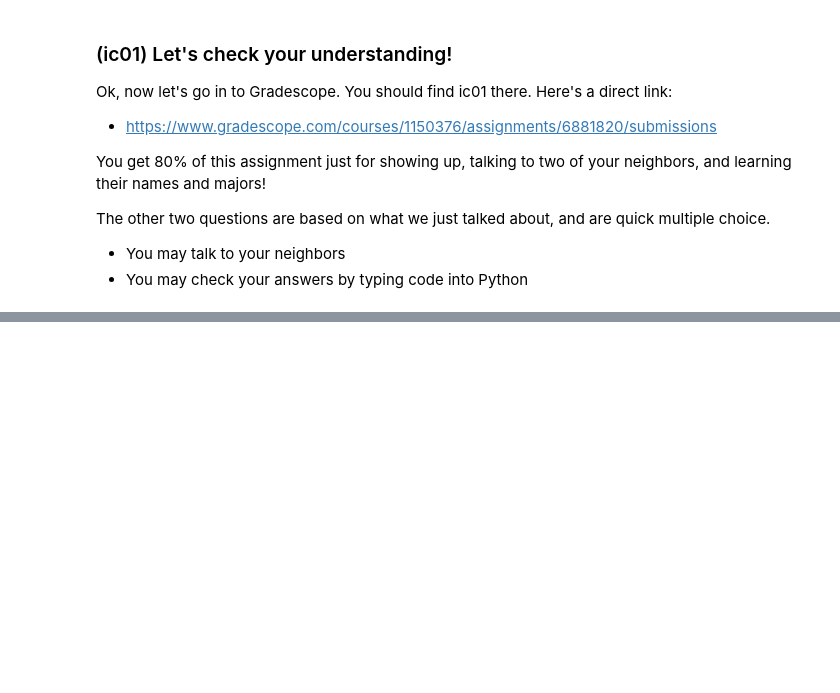
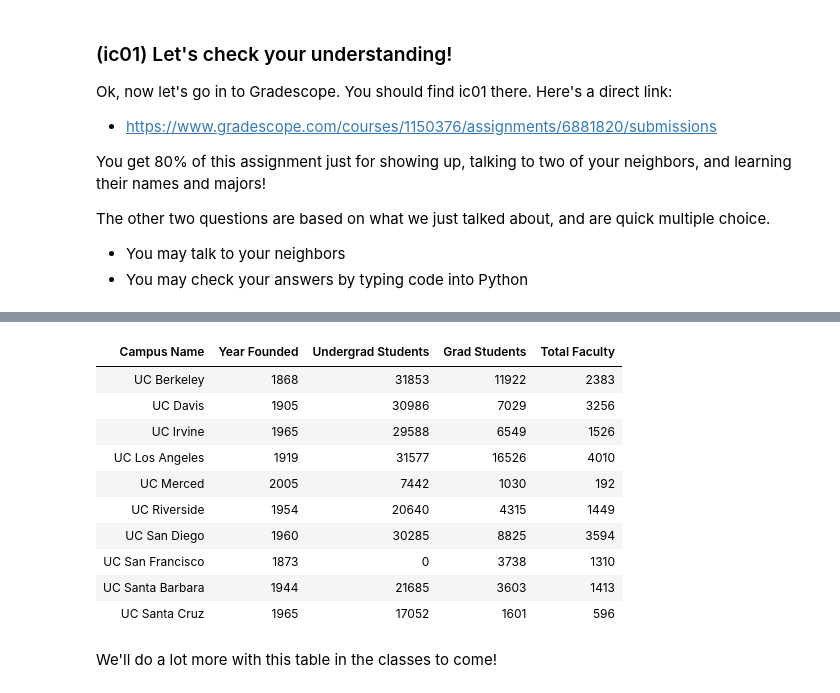
Before and after one commit to ucsb-ds/cmpsc5a-f25-students, a Jupyter notebook: lectures/lecture02.ipynb, the cells around one changed output, grey strips where cells are left out. Cells and saved outputs as stored; diff of their text form; code cells hidden in the pictures; blank space fills up the shorter version.

```diff
--- a/lectures/lecture02.ipynb
+++ b/lectures/lecture02.ipynb
@@ -457,0 +554,25 @@ The other two questions are based on what we just talked about, and are quick mu
+# %%
+
+
+ucs = Table().with_columns(
+        'Campus Name', make_array("UC Berkeley", "UC Davis", "UC Irvine", "UC Los Angeles", "UC Merced", "UC Riverside", "UC San Diego", "UC San Francisco", "UC Santa Barbara", "UC Santa Cruz"),
+        'Year Founded', make_array(1868, 1905, 1965, 1919, 2005, 1954, 1960, 1873, 1944, 1965),
+        'Undergrad Students', make_array(31853, 30986, 29588, 31577, 7442, 20640, 30285, 0, 21685, 17052),
+        'Grad Students', make_array(11922, 7029, 6549, 16526, 1030, 4315, 8825, 3738, 3603, 1601),
+        'Total Faculty', make_array(2383, 3256, 1526, 4010, 192, 1449, 3594, 1310, 1413, 596)
+)
+ucs
+# %% [output]
+| Campus Name | Year Founded | Undergrad Students | Grad Students | Total Faculty |
+| UC Berkeley | 1868 | 31853 | 11922 | 2383 |
+| UC Davis | 1905 | 30986 | 7029 | 3256 |
+| UC Irvine | 1965 | 29588 | 6549 | 1526 |
+| UC Los Angeles | 1919 | 31577 | 16526 | 4010 |
+| UC Merced | 2005 | 7442 | 1030 | 192 |
+| UC Riverside | 1954 | 20640 | 4315 | 1449 |
+| UC San Diego | 1960 | 30285 | 8825 | 3594 |
+| UC San Francisco | 1873 | 0 | 3738 | 1310 |
+| UC Santa Barbara | 1944 | 21685 | 3603 | 1413 |
+| UC Santa Cruz | 1965 | 17052 | 1601 | 596 |
+# %% [markdown]
+We'll do a lot more with this table in the classes to come!
```
Also changed, not shown: parts of 12 cells of this notebook.
